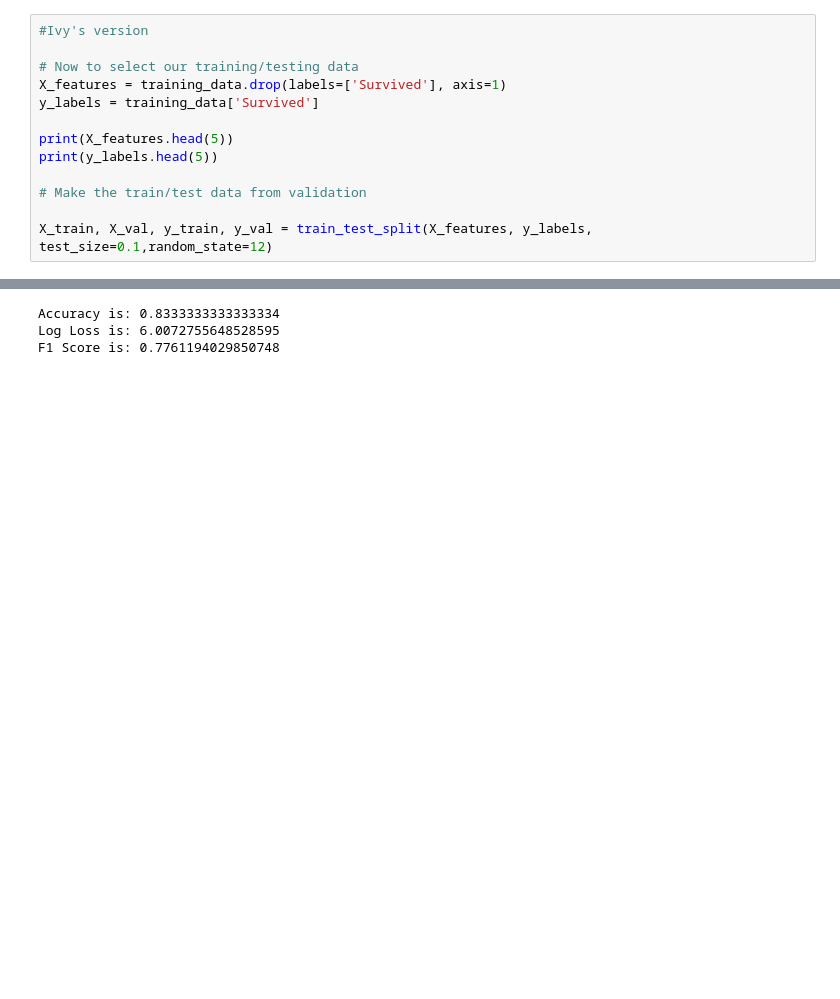
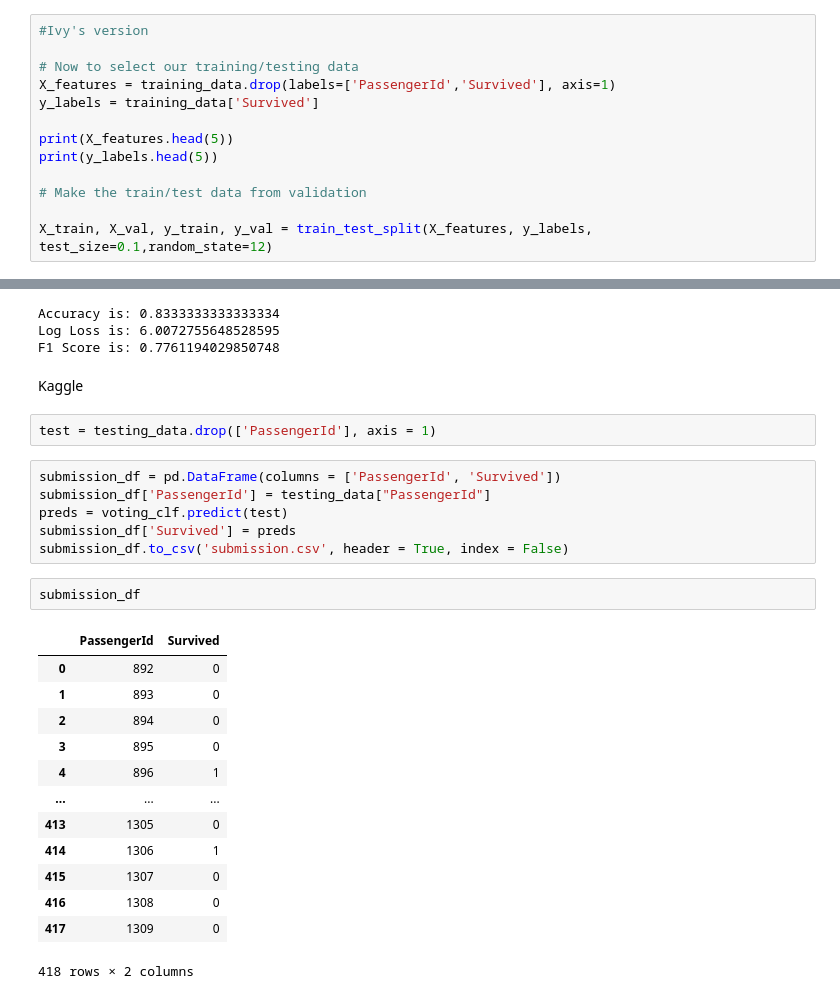
Before and after one commit to ivytsai5117/IMLP, a Jupyter notebook: 2.3_Ensemble實戰- ivytsai.ipynb, the cells around one changed output, grey strips where cells are left out. Cells and saved outputs as stored; diff of their text form; blank space fills up the shorter version.

```diff
--- a/2.3_Ensemble實戰- ivytsai.ipynb
+++ b/2.3_Ensemble實戰- ivytsai.ipynb
@@ -240,7 +242,7 @@ X_train, X_val, y_train, y_val = train_test_split(X_features, y_labels, test_siz
 #Ivy's version
 
 # Now to select our training/testing data
-X_features = training_data.drop(labels=['Survived'], axis=1)
+X_features = training_data.drop(labels=['PassengerId','Survived'], axis=1)
 y_labels = training_data['Survived']
 
 print(X_features.head(5))
@@ -349,3 +351,29 @@ print("F1 Score is: " + str(f1))
 Accuracy is: 0.8333333333333334
 Log Loss is: 6.0072755648528595
 F1 Score is: 0.7761194029850748
+# %% [markdown]
+Kaggle
+# %%
+test = testing_data.drop(['PassengerId'], axis = 1)
+# %%
+submission_df = pd.DataFrame(columns = ['PassengerId', 'Survived'])
+submission_df['PassengerId'] = testing_data["PassengerId"]
+preds = voting_clf.predict(test)
+submission_df['Survived'] = preds
+submission_df.to_csv('submission.csv', header = True, index = False)
+# %%
+submission_df
+# %% [output]
+|  | PassengerId | Survived |
+| 0 | 892 | 0 |
+| 1 | 893 | 0 |
+| 2 | 894 | 0 |
+| 3 | 895 | 0 |
+| 4 | 896 | 1 |
+| ... | ... | ... |
+| 413 | 1305 | 0 |
+| 414 | 1306 | 1 |
+| 415 | 1307 | 0 |
+| 416 | 1308 | 0 |
+| 417 | 1309 | 0 |
+418 rows × 2 columns
```
Also changed, not shown: parts of 2 cells of this notebook.
